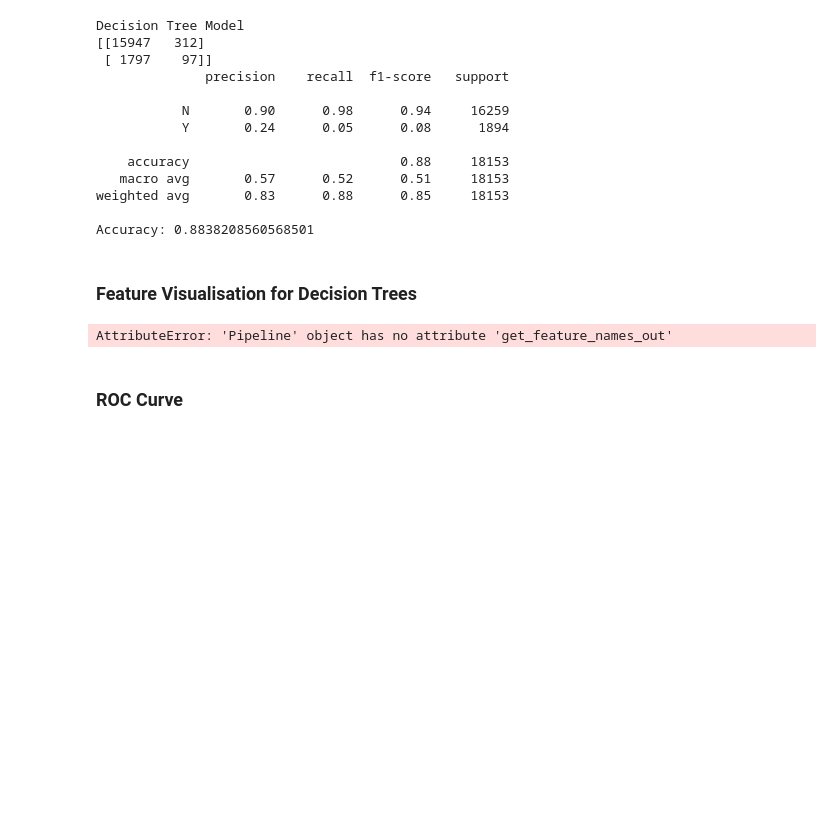
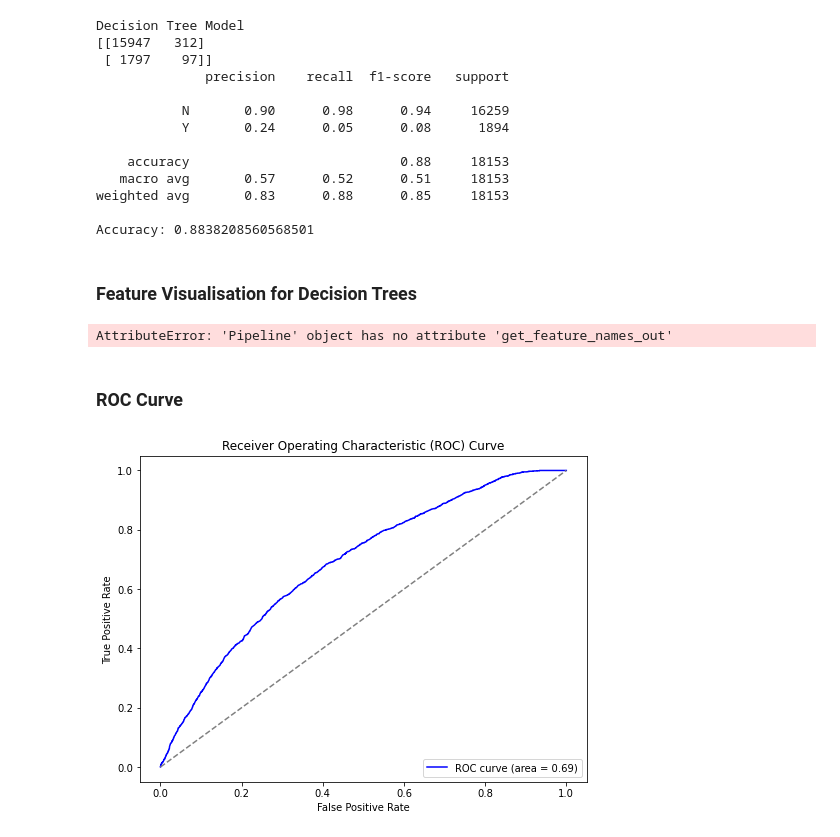
Before and after one commit to FaithMUTIS/Phase-3-Project, a Jupyter notebook: index.ipynb, the cells around one changed output. Cells and saved outputs as stored; diff of their text form; code cells hidden in the pictures; blank space fills up the shorter version.

```diff
--- a/index.ipynb
+++ b/index.ipynb
@@ -399,15 +399,21 @@ AttributeError: 'Pipeline' object has no attribute 'get_feature_names_out'
 # %%
 from sklearn.metrics import roc_curve, auc
 
+# Predict probabilities for the positive class (assumed to be 'Y')
 y_prob = lr_model.predict_proba(X_test_processed)[:, 1]
-fpr, tpr, thresholds = roc_curve(y_test, y_prob)
+
+# Specify the positive label in the roc_curve function
+fpr, tpr, thresholds = roc_curve(y_test, y_prob, pos_label='Y')
 roc_auc = auc(fpr, tpr)
 
+# Plotting the ROC curve
 plt.figure(figsize=(8, 6))
 plt.plot(fpr, tpr, color='blue', label=f'ROC curve (area = {roc_auc:.2f})')
 plt.plot([0, 1], [0, 1], color='grey', linestyle='--')
 plt.xlabel('False Positive Rate')
 plt.ylabel('True Positive Rate')
 plt.title('Receiver Operating Characteristic (ROC) Curve')
 plt.legend(loc='lower right')
 plt.show()
+# %% [output]
+[figure, added]
```
Also changed, not shown: parts of 1 cell of this notebook.
